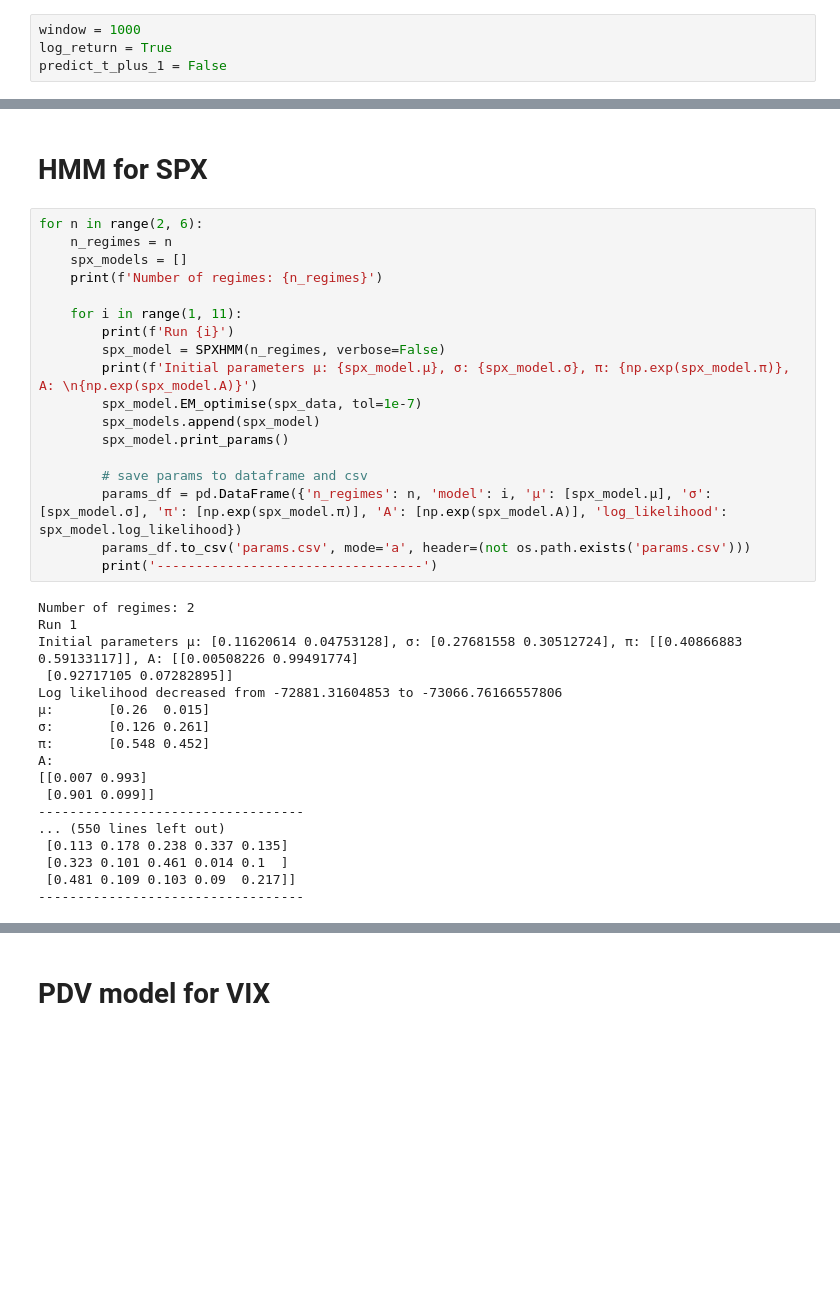
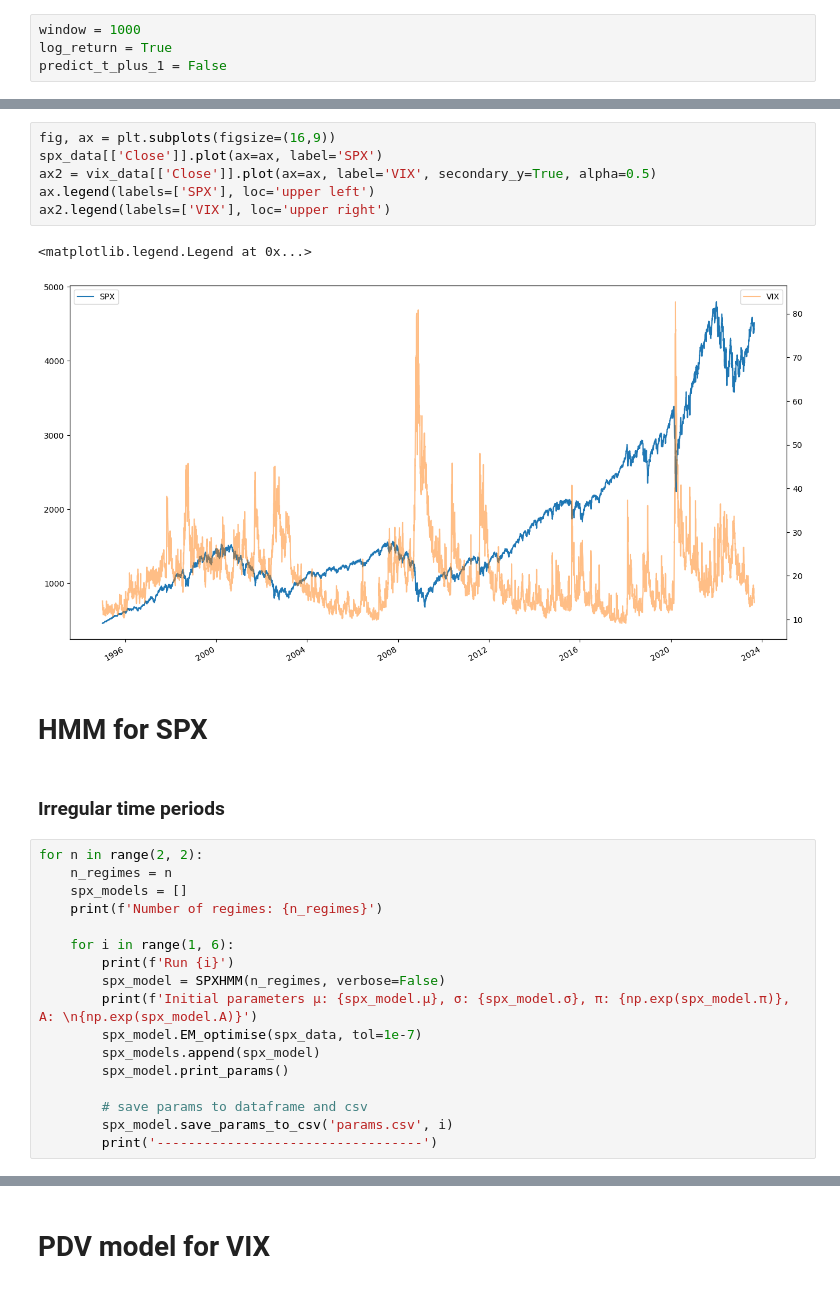
Before and after one commit to luchungi/VolatilityIsMostlyPathDependent, a Jupyter notebook: Simulation_SPX_VIX.ipynb, the cells around one changed output, grey strips where cells are left out. Cells and saved outputs as stored; diff of their text form; blank space fills up the shorter version.

```diff
--- a/Simulation_SPX_VIX.ipynb
+++ b/Simulation_SPX_VIX.ipynb
@@ -41,15 +37,26 @@ data
 | 2023-08-29 | 0.014404 | 2.074772e-04 | 0.1445 |
 | 2023-08-30 | 0.003826 | 1.463716e-05 | 0.1388 |
 7215 rows × 3 columns
+# %%
+fig, ax = plt.subplots(figsize=(16,9))
+spx_data[['Close']].plot(ax=ax, label='SPX')
+ax2 = vix_data[['Close']].plot(ax=ax, label='VIX', secondary_y=True, alpha=0.5)
+ax.legend(labels=['SPX'], loc='upper left')
+ax2.legend(labels=['VIX'], loc='upper right')
+# %% [output]
+<matplotlib.legend.Legend at 0x...>
+[figure, added]
 # %% [markdown]
 # HMM for SPX
+# %% [markdown]
+### Irregular time periods
 # %%
-for n in range(2, 6):
+for n in range(2, 2):
     n_regimes = n
     spx_models = []
     print(f'Number of regimes: {n_regimes}')
 
-    for i in range(1, 11):
+    for i in range(1, 6):
         print(f'Run {i}')
         spx_model = SPXHMM(n_regimes, verbose=False)
         print(f'Initial parameters μ: {spx_model.μ}, σ: {spx_model.σ}, π: {np.exp(spx_model.π)}, A: \n{np.exp(spx_model.A)}')
@@ -58,24 +65,5 @@ for n in range(2, 6):
         spx_model.print_params()
 
         # save params to dataframe and csv
-        params_df = pd.DataFrame({'n_regimes': n, 'model': i, 'μ': [spx_model.μ], 'σ': [spx_model.σ], 'π': [np.exp(spx_model.π)], 'A': [np.exp(spx_model.A)], 'log_likelihood': spx_model.log_likelihood})
-        params_df.to_csv('params.csv', mode='a', header=(not os.path.exists('params.csv')))
+        spx_model.save_params_to_csv('params.csv', i)
         print('----------------------------------')
-# %% [output]
-Number of regimes: 2
-Run 1
-Initial parameters μ: [0.11620614 0.04753128], σ: [0.27681558 0.30512724], π: [[0.40866883 0.59133117]], A: [[0.00508226 0.99491774]
- [0.92717105 0.07282895]]
-Log likelihood decreased from -72881.31604853 to -73066.76166557806
-μ:       [0.26  0.015]
-σ:       [0.126 0.261]
-π:       [0.548 0.452]
-A:
-[[0.007 0.993]
- [0.901 0.099]]
-----------------------------------
-... (550 lines left out)
- [0.113 0.178 0.238 0.337 0.135]
- [0.323 0.101 0.461 0.014 0.1  ]
- [0.481 0.109 0.103 0.09  0.217]]
-----------------------------------
```
Also changed, not shown: parts of 16 cells of this notebook, 5 other files.
